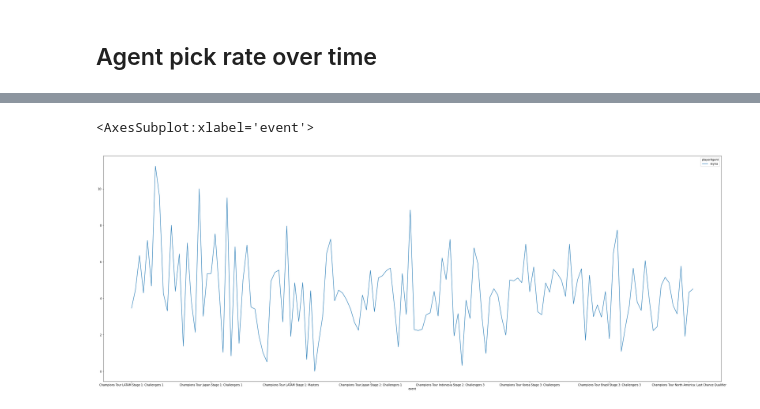
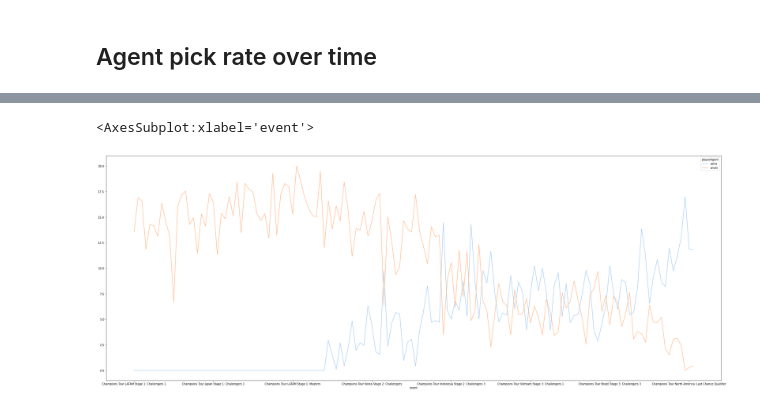
Before and after one commit to timothyliutl/ValorantData, a Jupyter notebook: thirdAttempt.ipynb, the cells around one changed output, grey strips where cells are left out. Drawn from its saved outputs; the diff is of its cells as text; code cells hidden in the pictures.

Commit message:
plotted pick rates and win rates for maps and agents

```diff
--- a/thirdAttempt.ipynb
+++ b/thirdAttempt.ipynb
@@ -10,6 +10,12 @@ import seaborn as sns
 data = pd.read_csv('scrapy/vlrgg/playerData/vlr.csv')
 data['date'] = data['date'].apply(lambda x: datetime.strptime(x,'%d-%m-%y'))
 data['playerHS'] = data['playerHS'].apply(lambda x: float(str(x).split('%')[0]))
+# %%
+#cleaning data: getting rid of games with less than 10 players
+games = data['gameID'].unique()
+for game in games:
+    if len(data[data['gameID']==game])!=10:
+        data = data.drop(data[data['gameID']==game].index)
 # %%
 data.info()
 # %% [output]
@@ -62,10 +68,10 @@ agentdata.head()
 # %%
-agentdata.plot(figsize=(40,15), y=['reyna'])
+agentdata.plot(figsize=(40,15), y=['astra', 'omen'])
 #plt.xticks(ticks=range(0,len(agentdata.index)),labels=agentdata.index.tolist(), rotation=45)
 #not all events labeled in the X axis, uncomment above to see all labels
 # %% [output]
 <AxesSubplot:xlabel='event'>
-[figure, old version]
+[figure, new version]
 # %%
 #finding top 5 most played agents for each map in each stage
 #see win rates of teams that have 5,4,3,2,1, and 0 agents from the top 5 in that stage
```
Also changed, not shown: parts of 7 cells of this notebook.
